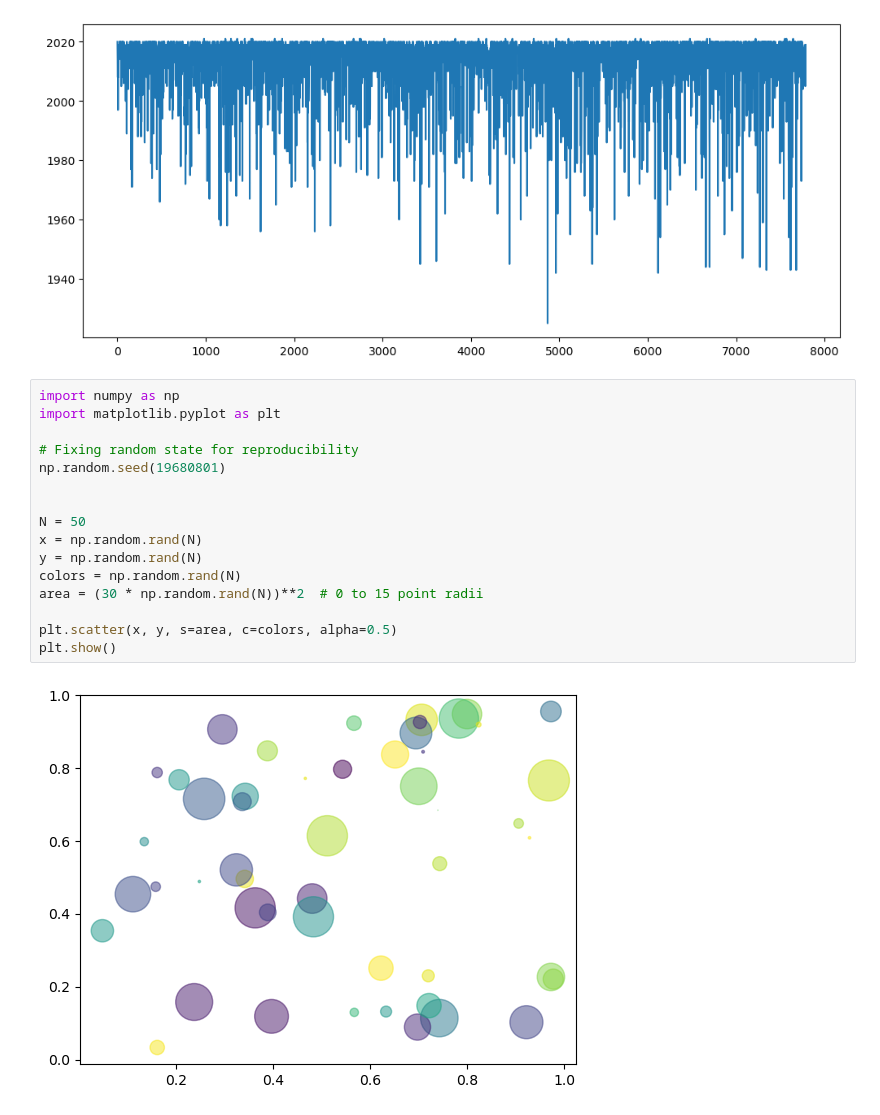
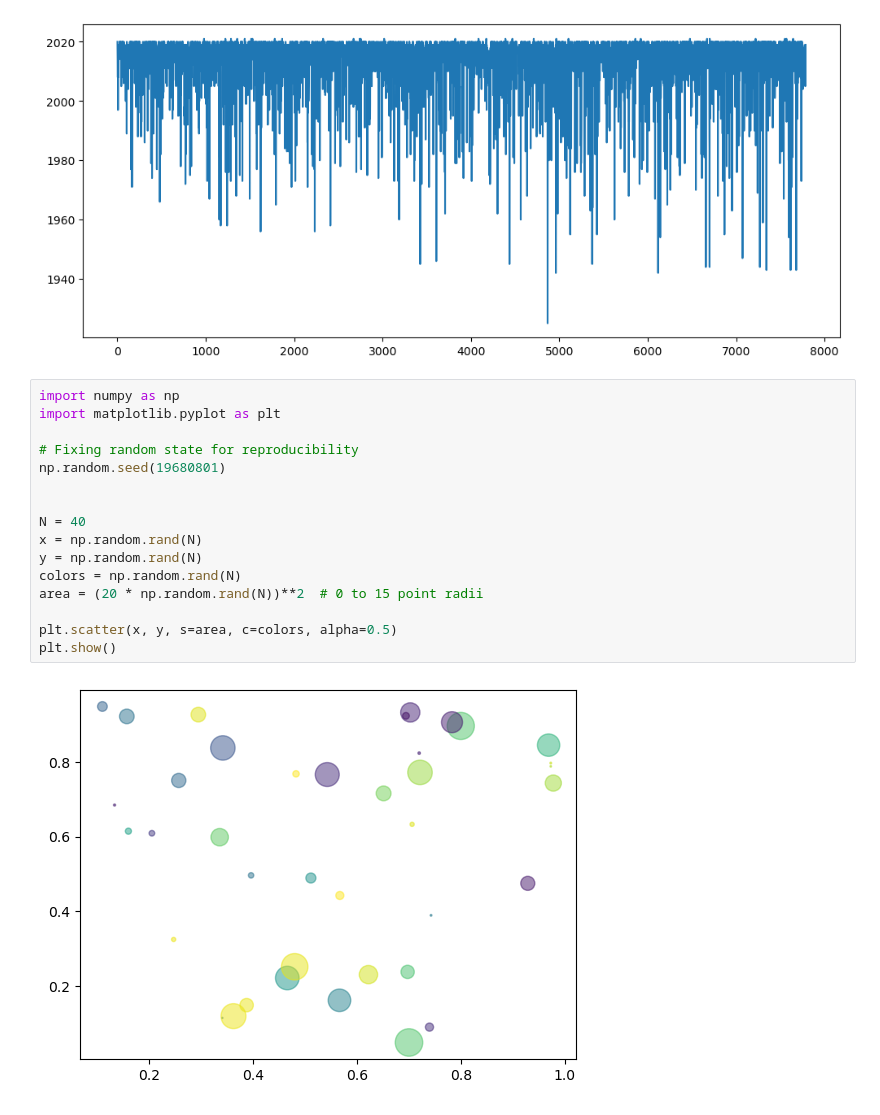
Before and after one commit to Nikit-V-Mitic/Python-Testing, a Jupyter notebook: MatPlotLibSheet.ipynb, the cells around one changed output. Drawn from its saved outputs; the diff is of its cells as text.

```diff
--- a/MatPlotLibSheet.ipynb
+++ b/MatPlotLibSheet.ipynb
@@ -32,18 +32,18 @@ plt.show()
 # %%
 import numpy as np
 import matplotlib.pyplot as plt
 
 # Fixing random state for reproducibility
 np.random.seed(19680801)
 
 
-N = 50
+N = 40
 x = np.random.rand(N)
 y = np.random.rand(N)
 colors = np.random.rand(N)
-area = (30 * np.random.rand(N))**2  # 0 to 15 point radii
+area = (20 * np.random.rand(N))**2  # 0 to 15 point radii
 
 plt.scatter(x, y, s=area, c=colors, alpha=0.5)
 plt.show()
 # %% [output]
-[figure, old version]
+[figure, new version]
```
